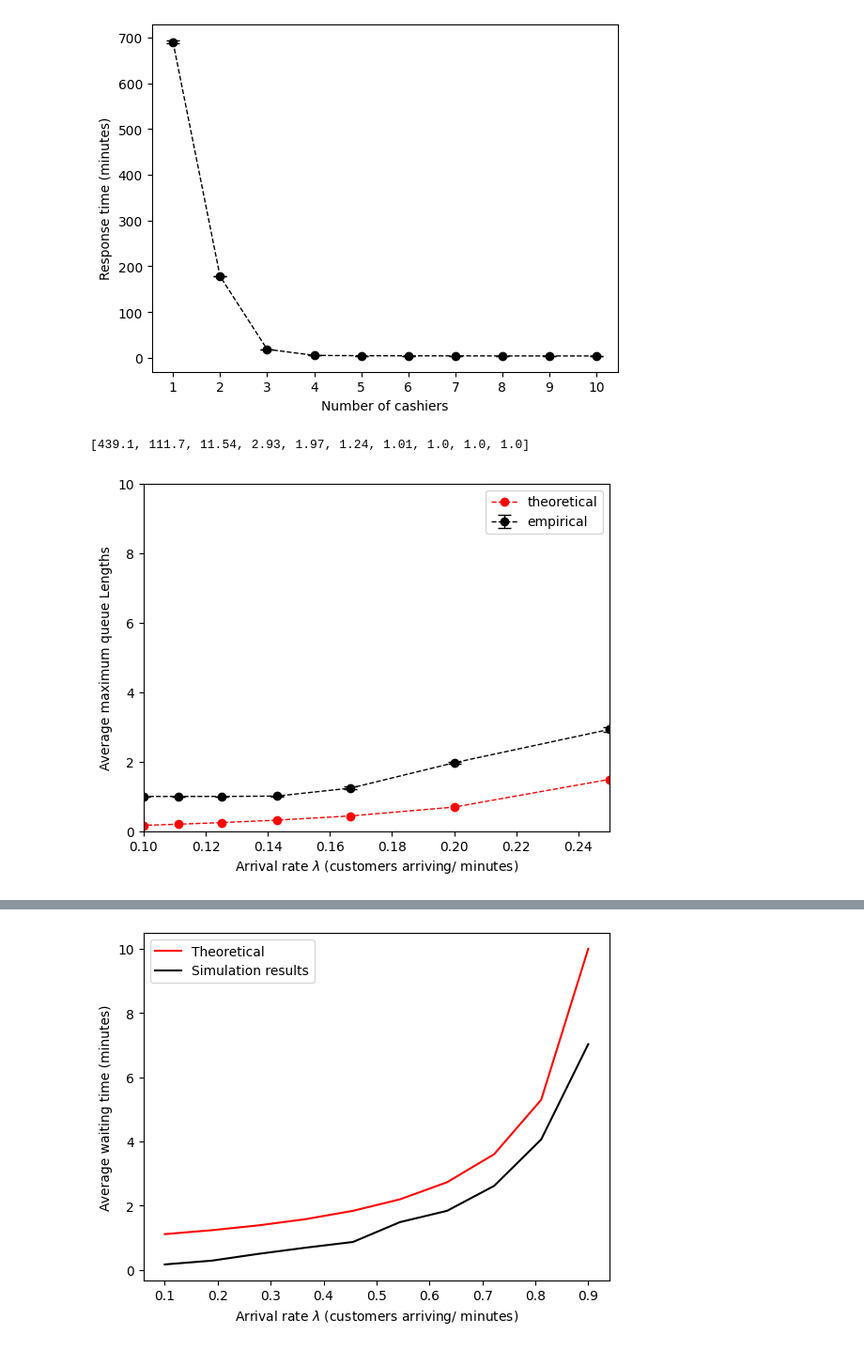
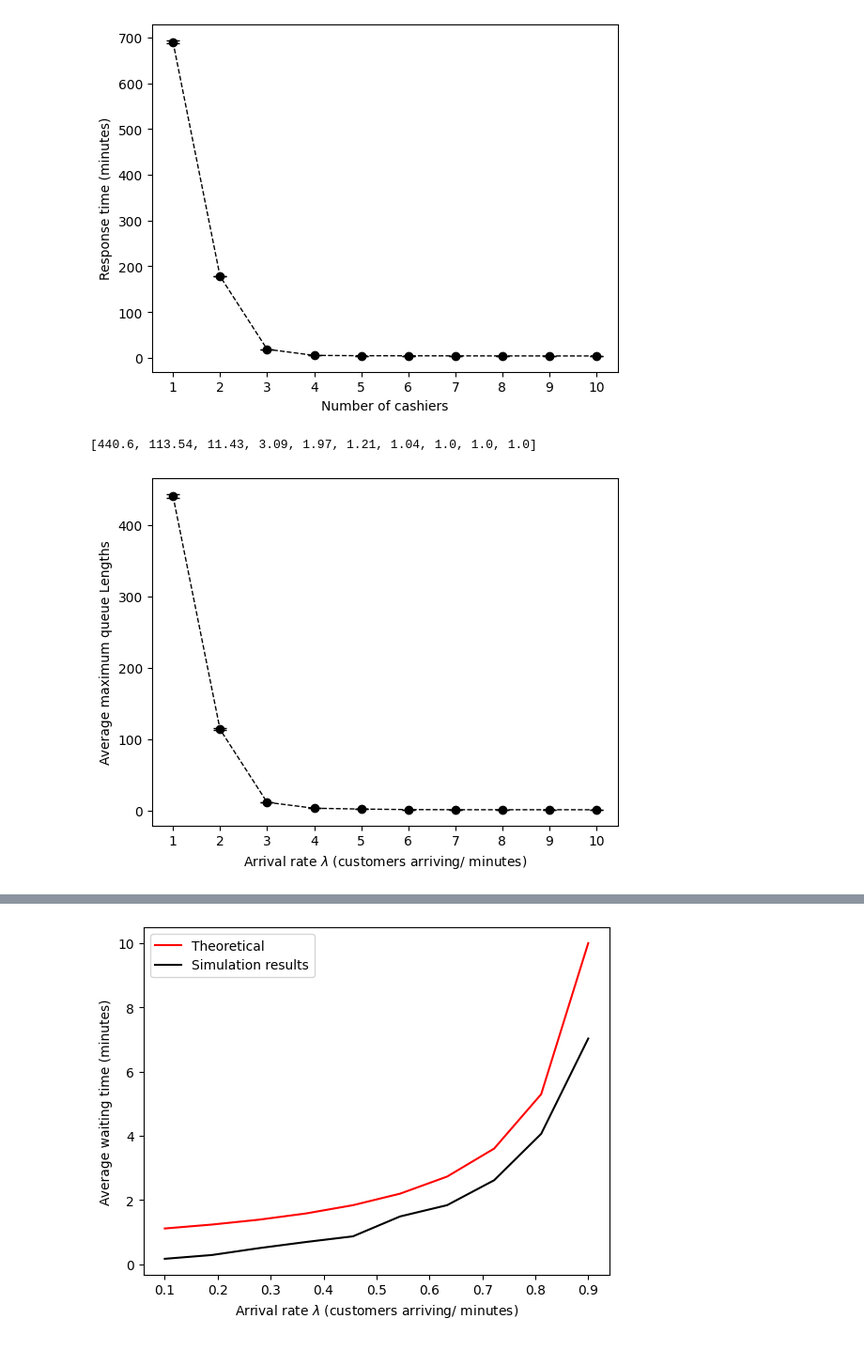
Before and after one commit to rebe121314/CS166-Assignemnt1, a Jupyter notebook: queue_draft.ipynb, the cells around one changed output, grey strips where cells are left out. Shown at 94% size. Saved outputs shown, nothing was run; the diff lists cells and outputs as text; code cells hidden in the pictures.

```diff
--- a/queue_draft.ipynb
+++ b/queue_draft.ipynb
@@ -608,50 +622,31 @@ plt.show()
 [figure]
 # %%
 # Maximum queue length during a day, given the number of cashiers employed.
-queue_lengths_mean = []
-queue_lengths_std = []
+max_queue_lengths_mean = []
+max_queue_lengths_std = []
 
 for cashier_count in tqdm(cashiers):
-    queue_lengths = []
+    max_queue_lengths = []
     for trial in range(trials):
         grocery_store, _ = run_simulation(arrival_distribution=arrival_distribution, service_distribution=service_distribution, manager_distribution=manager_distribution, queue_count=cashier_count, log_events=False)
-        queue_lengths.append(max([queue.max_queue_length for queue in grocery_store.queues]))
-    queue_lengths_mean.append(np.mean(queue_lengths))
-    queue_lengths_std.append(sts.sem(queue_lengths))
+        max_queue_lengths.append(max([queue.max_queue_length for queue in grocery_store.queues]))
+    max_queue_lengths_mean.append(np.mean(max_queue_lengths))
+    max_queue_lengths_std.append(sts.sem(max_queue_lengths))
 
-print(queue_lengths_mean)
+print(max_queue_lengths_mean)
 # %% [output]
-[439.1, 111.7, 11.54, 2.93, 1.97, 1.24, 1.01, 1.0, 1.0, 1.0]
+[440.6, 113.54, 11.43, 3.09, 1.97, 1.21, 1.04, 1.0, 1.0, 1.0]
 # %%
-def theoretical_avg_queue_length(lmd, tau=3, sigma=1):
-    rho = lmd * tau
-    return lmd*theoretical_avg_wait_time(lmd, tau, sigma)
-
-theoretical_avg_queue_lengths = []
-x_lmd = []
-for i in range(1,11):
-    lmd = 1/i
-    if i == 3:
-        # Theoretical result for 3 cashiers is not defined
-        theoretical_avg_queue_lengths.append(0)
-        x_lmd.append(lmd)
-        continue
-    x_lmd.append(lmd)
-    theoretical_avg_queue_lengths.append(theoretical_avg_queue_length(lmd))
-
 plt.figure()
 
 #plt.title('Average Queue Lengths for different Arrival Rates empirical and theoretical results')
 plt.xlabel('Arrival rate $\lambda$ (customers arriving/ minutes)')
-plt.ylabel('Average maximum queue Lengths')
+plt.ylabel('Average Maximum Queue Lengths')
 
 
-plt.errorbar(x_lmd, queue_lengths_mean, queue_lengths_std, color='black', marker='o', capsize=5, linestyle='--',
-             linewidth=1, label='empirical')
-plt.plot(x_lmd, theoretical_avg_queue_lengths, color='red', marker='o', linestyle='--', linewidth=1, label='theoretical')
-plt.ylim(0,10)
-plt.xlim(0.1, 0.25)
-plt.legend()
+plt.errorbar(cashiers, max_queue_lengths_mean, max_queue_lengths_std, color='black', marker='o', capsize=5, linestyle='--',
+             linewidth=1)
+plt.xticks(cashiers)
 plt.show()
 # %% [output]
-[figure, old version]
+[figure, new version]
```
Also changed, not shown: parts of 12 cells of this notebook.
